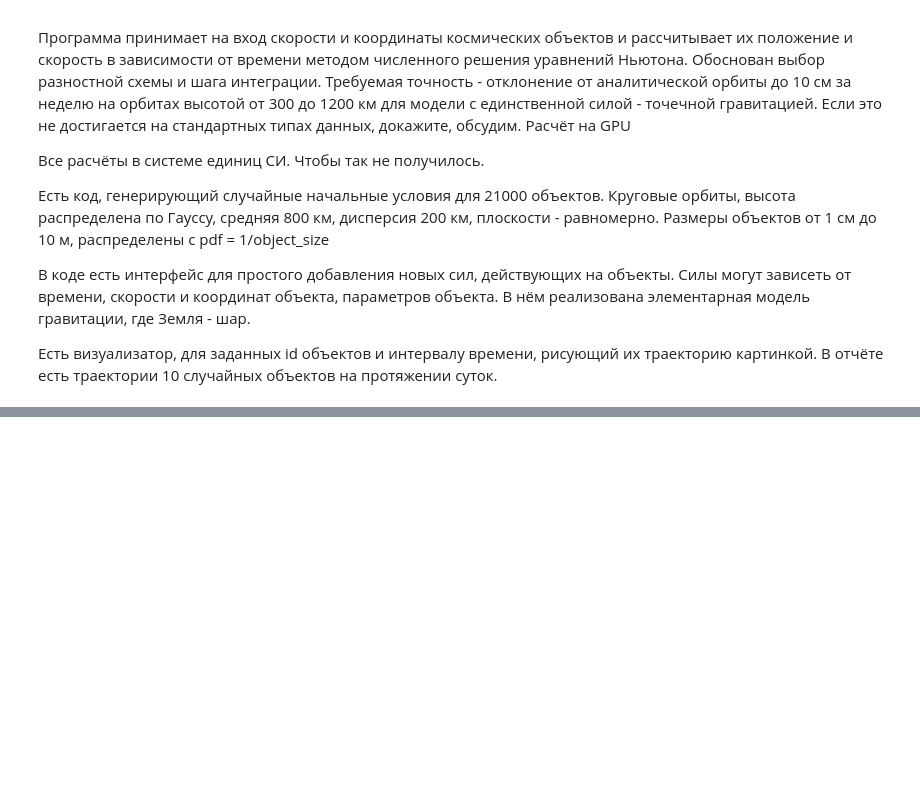
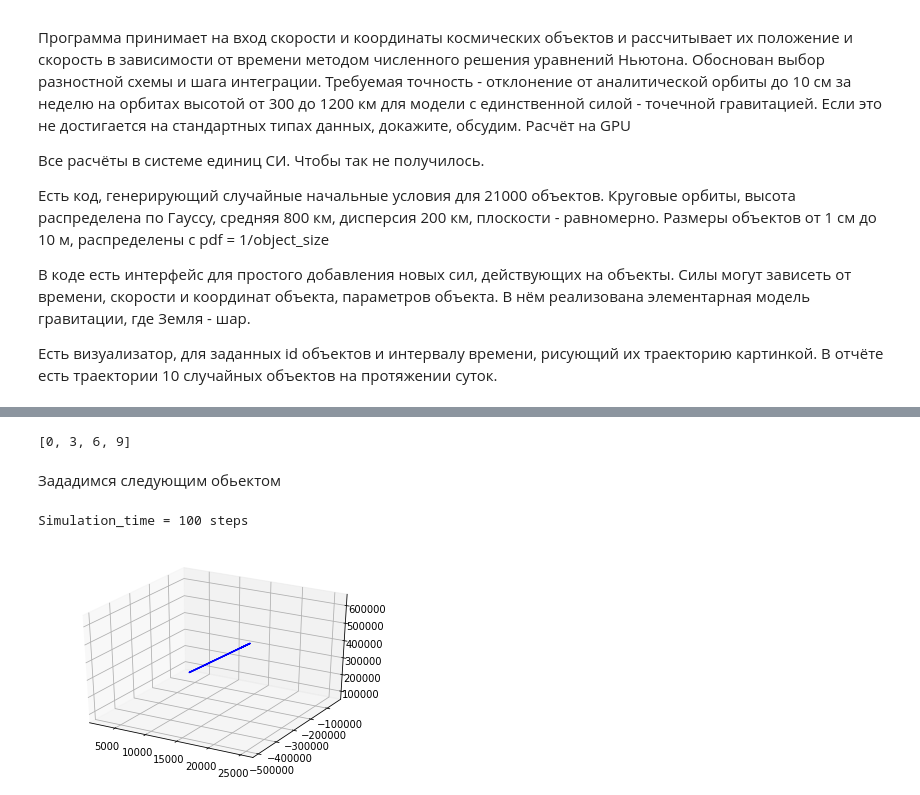
Before and after one commit to kharitonov-ivan/space_junk_simulator, a Jupyter notebook: notebooks/1_Stage_1_Trajectories_with_simple_gravity.ipynb, the cells around one changed output, grey strips where cells are left out. Drawn from its saved outputs; the diff is of its cells as text; code cells hidden in the pictures; blank space fills up the shorter version.

```diff
--- a/notebooks/1_Stage_1_Trajectories_with_simple_gravity.ipynb
+++ b/notebooks/1_Stage_1_Trajectories_with_simple_gravity.ipynb
@@ -12,0 +127,16 @@
+# %%
+list(range(10)[::3])
+# %% [output]
+[0, 3, 6, 9]
+# %% [markdown]
+Зададимся следующим обьектом
+# %%
+x_obj = 25217.424362950926
+y_obj = -496457.41386781185
+z_obj = 650671.2495281389
+
+vx_obj = 0.0014348032818816137
+vy_obj = -0.00088002800475806
+vz_obj = -0.0007270622299984097
+
+MU =  5.972e24*6.67408e-11#3.986004418e14
@@ -12,0 +152,13 @@
+# %%
+timestep = 1.0
+week = (1/timestep)*3600*24*7
+simulation_time = 100
+print('Simulation_time =', simulation_time, 'steps')
+# %% [output]
+Simulation_time = 100 steps
+# %%
+_ , x_keppler, y_keppler, z_keppler = \
+kepler_sim([x_obj, y_obj, z_obj],
+           [vx_obj, vy_obj, vz_obj], t=int(simulation_time) , mu =MU )
+# %% [output]
+[figure, added]
```
Also changed, not shown: parts of 24 cells of this notebook.
